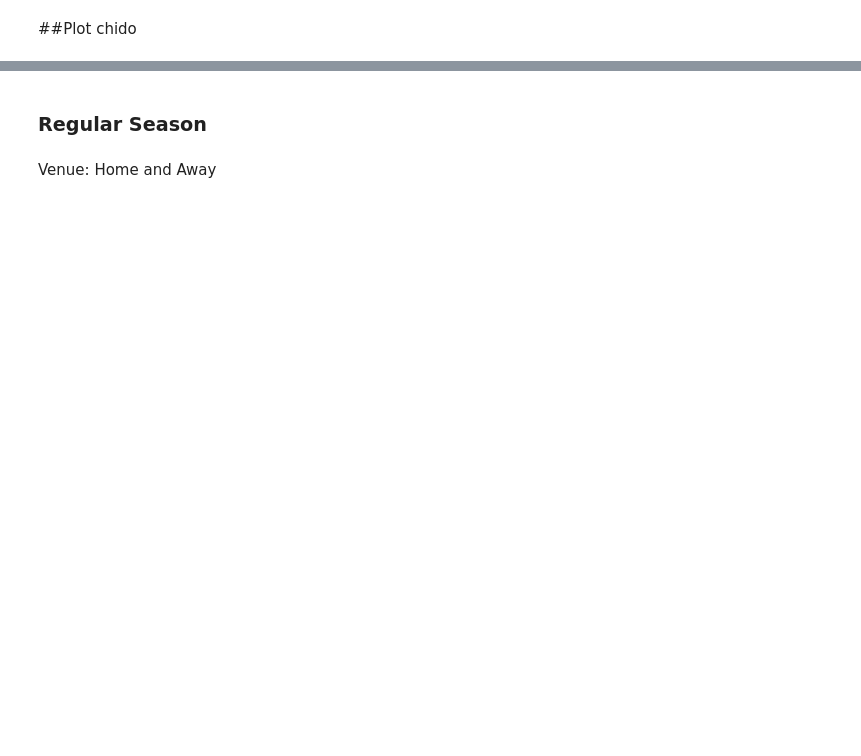
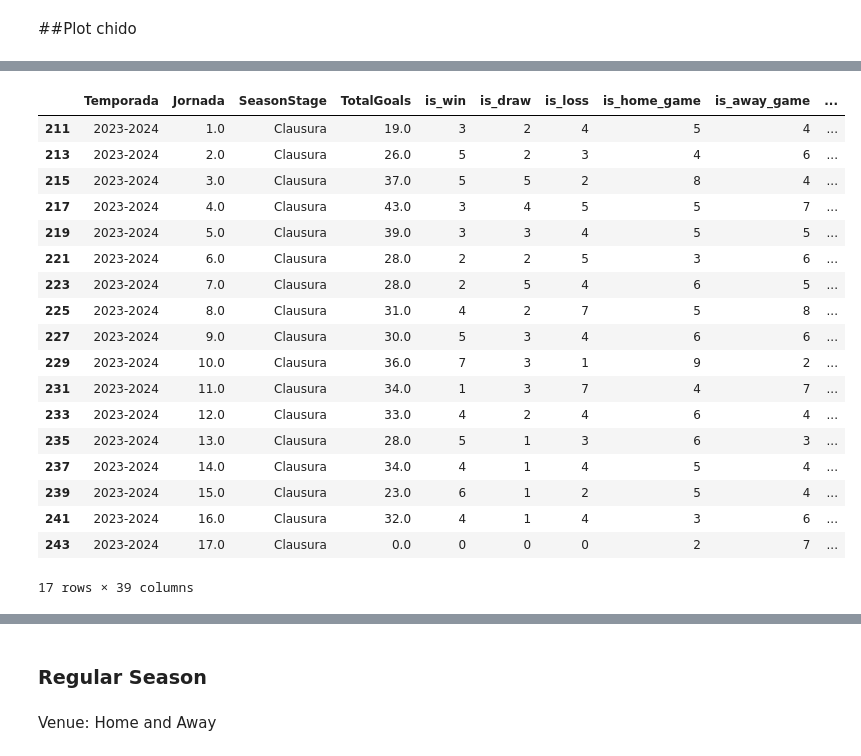
Before and after one commit to Mcruz-G/Broodds, a Jupyter notebook: broodds_lab.ipynb, the cells around one changed output, grey strips where cells are left out. Drawn from its saved outputs; the diff is of its cells as text; code cells hidden in the pictures; blank space fills up the shorter version.

```diff
--- a/broodds_lab.ipynb
+++ b/broodds_lab.ipynb
@@ -36,0 +368,15 @@ df.head()
+# %%
+# df = df[(df['SeasonStage'].isin(['Clausura', 'Apertura'])) &
+#    (df['Season Type'].isin(['Regular Season']))]
+
+# # df = df[~((df.Temporada == '2023-2024')&(df.SeasonStage == 'Clausura'))]
+df = df[~((df.Temporada == '2019-2020')&(df.SeasonStage == 'Clausura'))]
+# df[df.MetaEquipo == 'UANL'].Jornada.unique()
+df['Opponent'] = df['Opponent'].apply(lambda x: inverse_name_mapping[x])
+# %%
+df['game_index'] = df.apply(lambda row: row['Temporada'] + "-" + row['SeasonStage'] + "-" +str(row['Jornada']), axis=1)
+df['game_index'] = df.apply(lambda row: row['game_index'] + "-" + row['MetaEquipo'] + "-" + row['Opponent']
+                       if row['MetaEquipo'] < row['Opponent'] else
+                       row['game_index'] + "-" + row['Opponent'] + "-" + row['MetaEquipo'], axis=1)
+# %%
+df = df.groupby('game_index').first().reset_index()
@@ -36,0 +393,28 @@ df.head()
+# %%
+grouping_columns = ['Temporada', 'Jornada', 'SeasonStage']
+columns = grouping_columns + ['TotalGoals','is_win', 'is_draw', 'is_loss', 'is_home_game'
+                              , 'is_away_game','game_counter', 'is_over', 'is_AA',
+                               'is_win_home', 'is_draw_home', 'is_loss_home', 'is_win_away',
+                               'is_draw_away', 'is_loss_away', 'home_goals',
+                               'away_goals','is_over_home',
+                               'is_AA_home', 'is_over_away', 'is_AA_away']
+df_by_season = df[columns].groupby(by=grouping_columns).sum().reset_index()
+df_by_season['is_win_norm'] = df_by_season.apply(lambda row: row['is_win'] / row['game_counter'], axis=1)
+df_by_season['is_loss_norm'] = df_by_season.apply(lambda row: row['is_loss'] / row['game_counter'], axis=1)
+df_by_season['is_draw_norm'] = df_by_season.apply(lambda row: row['is_draw'] / row['game_counter'], axis=1)
+df_by_season['is_over_norm'] = df_by_season.apply(lambda row: row['is_over'] / row['game_counter'], axis=1)
+df_by_season['is_AA_norm'] = df_by_season.apply(lambda row: row['is_AA'] / row['game_counter'], axis=1)
+
+df_by_season['is_win_home_norm'] = df_by_season.apply(lambda row: row['is_win_home'] / row['is_home_game'], axis=1)
+df_by_season['is_loss_home_norm'] = df_by_season.apply(lambda row: row['is_loss_home'] / row['is_home_game'], axis=1)
+df_by_season['is_draw_home_norm'] = df_by_season.apply(lambda row: row['is_draw_home'] / row['is_home_game'], axis=1)
+df_by_season['is_over_home_norm'] = df_by_season.apply(lambda row: row['is_over_home'] / row['is_home_game'], axis=1)
+df_by_season['is_AA_home_norm'] = df_by_season.apply(lambda row: row['is_AA_home'] / row['is_home_game'], axis=1)
+
+df_by_season['is_win_away_norm'] = df_by_season.apply(lambda row: row['is_win_away'] / row['is_away_game'], axis=1)
+df_by_season['is_loss_away_norm'] = df_by_season.apply(lambda row: row['is_loss_away'] / row['is_away_game'], axis=1)
+df_by_season['is_draw_away_norm'] = df_by_season.apply(lambda row: row['is_draw_away'] / row['is_away_game'], axis=1)
+df_by_season['is_over_away_norm'] = df_by_season.apply(lambda row: row['is_over_away'] / row['is_away_game'], axis=1)
+df_by_season['is_AA_away_norm'] = df_by_season.apply(lambda row: row['is_AA_away'] / row['is_away_game'], axis=1)
+
+df_by_season.to_csv('data_by_season.csv')
@@ -36,0 +424,22 @@ df.head()
+# %%
+df_by_season[(df_by_season.Temporada == '2023-2024') & (df_by_season.SeasonStage == 'Clausura')]
+# %% [output]
+|  | Temporada | Jornada | SeasonStage | TotalGoals | is_win | is_draw | is_loss | is_home_game | is_away_game | ... |
+| 211 | 2023-2024 | 1.0 | Clausura | 19.0 | 3 | 2 | 4 | 5 | 4 | ... |
+| 213 | 2023-2024 | 2.0 | Clausura | 26.0 | 5 | 2 | 3 | 4 | 6 | ... |
+| 215 | 2023-2024 | 3.0 | Clausura | 37.0 | 5 | 5 | 2 | 8 | 4 | ... |
+| 217 | 2023-2024 | 4.0 | Clausura | 43.0 | 3 | 4 | 5 | 5 | 7 | ... |
+| 219 | 2023-2024 | 5.0 | Clausura | 39.0 | 3 | 3 | 4 | 5 | 5 | ... |
+| 221 | 2023-2024 | 6.0 | Clausura | 28.0 | 2 | 2 | 5 | 3 | 6 | ... |
+| 223 | 2023-2024 | 7.0 | Clausura | 28.0 | 2 | 5 | 4 | 6 | 5 | ... |
+| 225 | 2023-2024 | 8.0 | Clausura | 31.0 | 4 | 2 | 7 | 5 | 8 | ... |
+| 227 | 2023-2024 | 9.0 | Clausura | 30.0 | 5 | 3 | 4 | 6 | 6 | ... |
+| 229 | 2023-2024 | 10.0 | Clausura | 36.0 | 7 | 3 | 1 | 9 | 2 | ... |
+| 231 | 2023-2024 | 11.0 | Clausura | 34.0 | 1 | 3 | 7 | 4 | 7 | ... |
+| 233 | 2023-2024 | 12.0 | Clausura | 33.0 | 4 | 2 | 4 | 6 | 4 | ... |
+| 235 | 2023-2024 | 13.0 | Clausura | 28.0 | 5 | 1 | 3 | 6 | 3 | ... |
+| 237 | 2023-2024 | 14.0 | Clausura | 34.0 | 4 | 1 | 4 | 5 | 4 | ... |
+| 239 | 2023-2024 | 15.0 | Clausura | 23.0 | 6 | 1 | 2 | 5 | 4 | ... |
+| 241 | 2023-2024 | 16.0 | Clausura | 32.0 | 4 | 1 | 4 | 3 | 6 | ... |
+| 243 | 2023-2024 | 17.0 | Clausura | 0.0 | 0 | 0 | 0 | 2 | 7 | ... |
+17 rows × 39 columns
```
Also changed, not shown: parts of 22 cells of this notebook, 6 other files.
